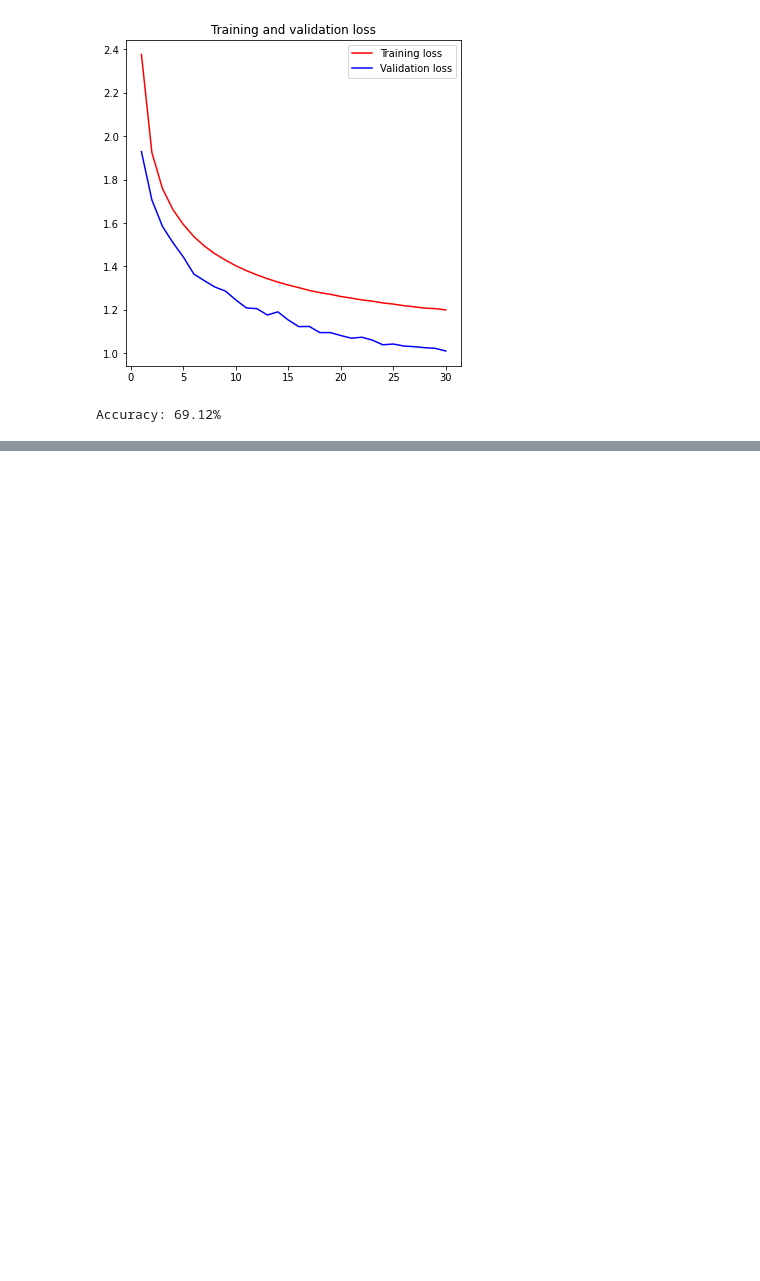
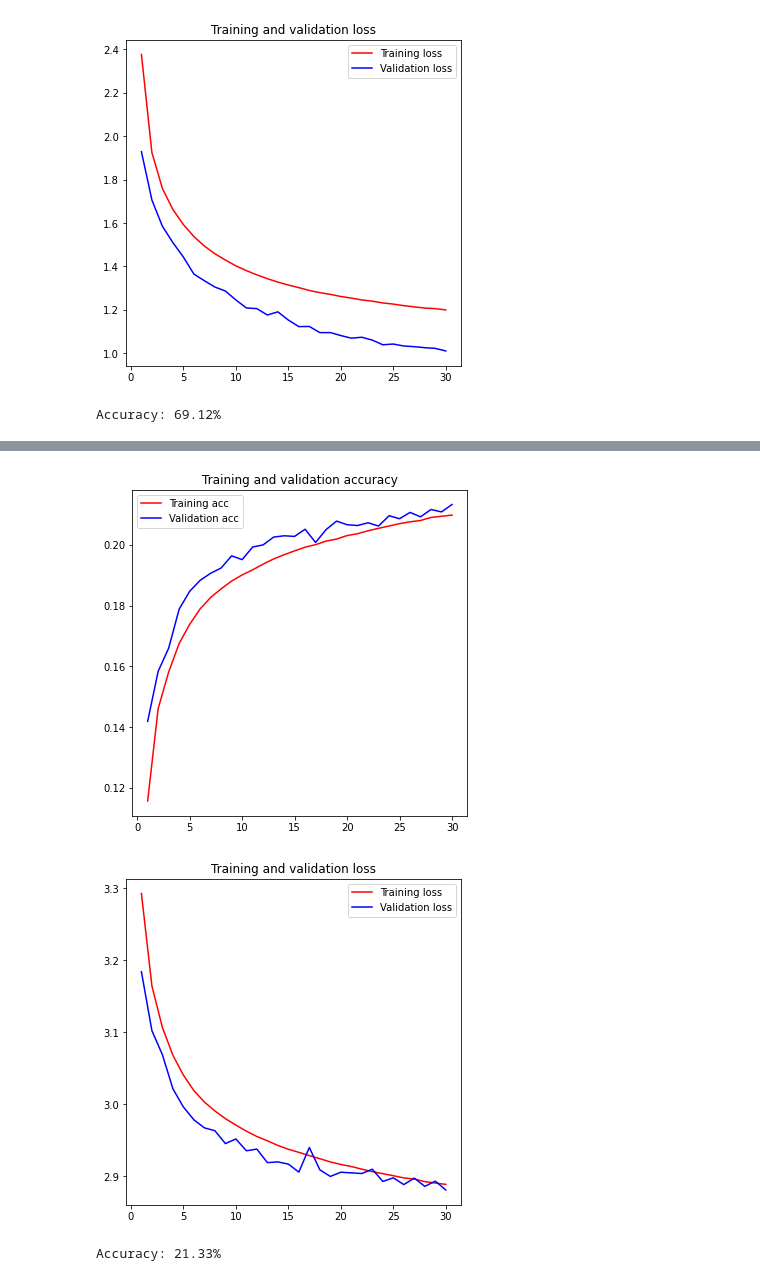
Before and after one commit to Jaggia/DL_Fall21, a Jupyter notebook: al/new-baseline/Baseline-V2-Oversampling.ipynb, the cells around one changed output, grey strips where cells are left out. Cells and saved outputs as stored; diff of their text form; code cells hidden in the pictures; blank space fills up the shorter version.

Commit message:
oversample update

```diff
--- a/al/new-baseline/Baseline-V2-Oversampling.ipynb
+++ b/al/new-baseline/Baseline-V2-Oversampling.ipynb
@@ -219,0 +224,8 @@ Accuracy: 69.12%
+# %%
+from imblearn.over_sampling import SMOTE
+oversample = SMOTE(random_state=1)
+X, Y = oversample.fit_resample(X,Y)
+# %%
+# split to training set and validation set
+seed = 1234
+x_train, x_val, y_train, y_val = train_test_split(X, Y, test_size=0.3, random_state=seed)
@@ -219,0 +288,2 @@ Accuracy: 69.12%
+# %%
+history = model.fit(x_train, y_train, epochs=30, batch_size=64, validation_data=(x_val, y_val))
@@ -219,0 +308,30 @@ Accuracy: 69.12%
+# %%
+import matplotlib.pyplot as plt
+plt.rcParams['figure.figsize'] = (6,6)
+acc = history.history['accuracy']
+val_acc = history.history['val_accuracy']
+loss = history.history['loss']
+val_loss = history.history['val_loss']
+epochs = range(1, len(acc) + 1)
+
+plt.title('Training and validation accuracy')
+plt.plot(epochs, acc, 'red', label='Training acc')
+plt.plot(epochs, val_acc, 'blue', label='Validation acc')
+plt.legend()
+
+plt.figure()
+plt.title('Training and validation loss')
+plt.plot(epochs, loss, 'red', label='Training loss')
+plt.plot(epochs, val_loss, 'blue', label='Validation loss')
+plt.legend()
+
+plt.show()
+# %% [output]
+[figure, added]
+[figure, added]
+# %%
+# Final evaluation of the model
+scores = model.evaluate(x_val, y_val, verbose=0)
+print("Accuracy: %.2f%%" % (scores[1]*100))
+# %% [output]
+Accuracy: 21.33%
```
Also changed, not shown: parts of 5 cells of this notebook, 1 other file.
